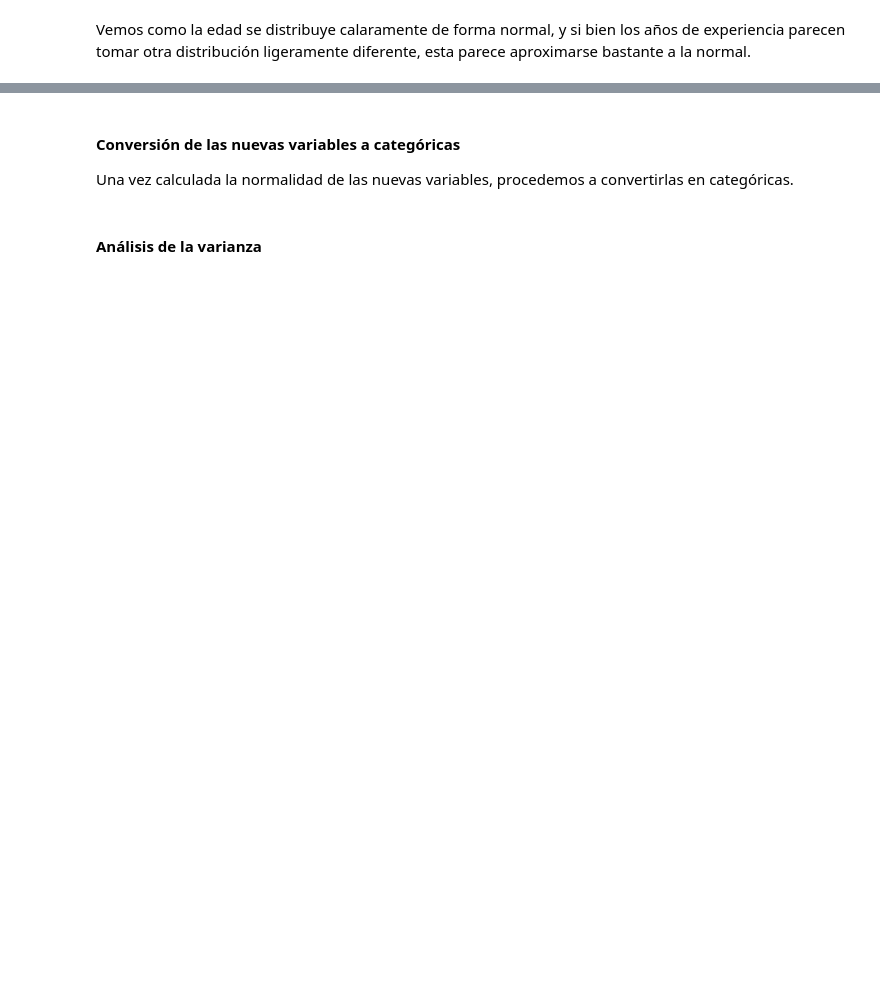
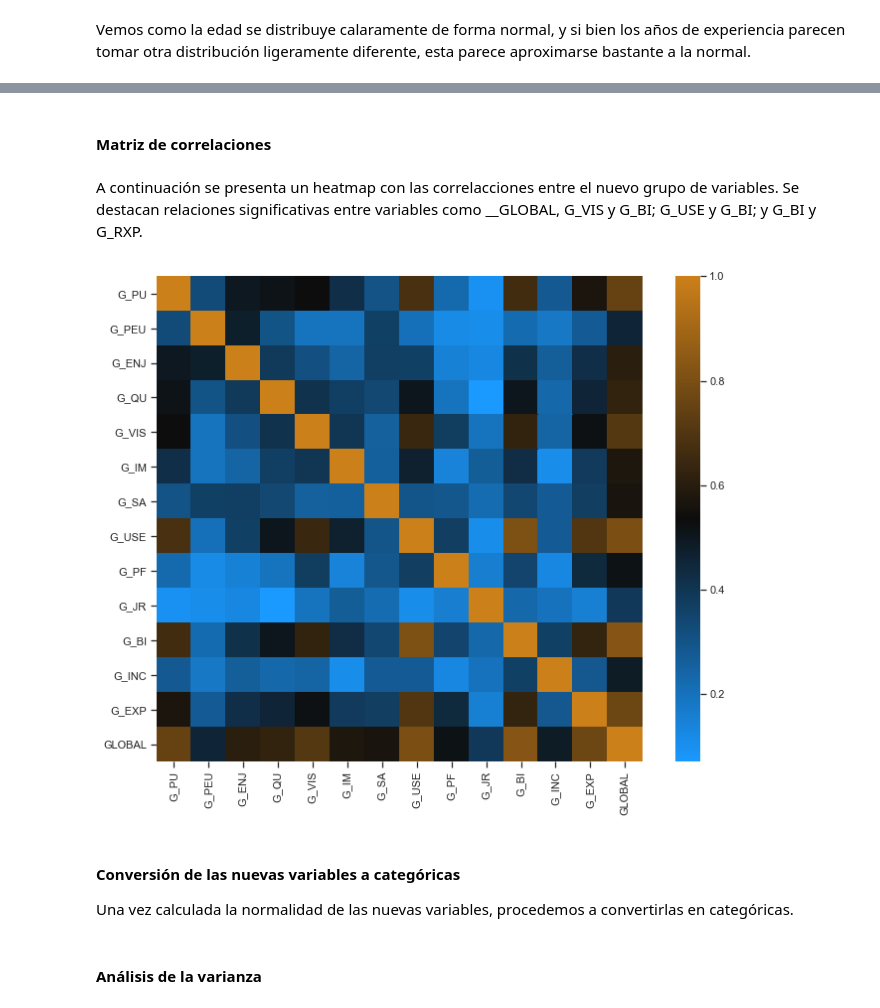
Before and after one commit to diegotriana11/wiki4HE_Data_Set, a Jupyter notebook: Prac2.ipynb, the cells around one changed output, grey strips where cells are left out. Drawn from its saved outputs; the diff is of its cells as text; code cells hidden in the pictures; blank space fills up the shorter version.

```diff
--- a/Prac2.ipynb
+++ b/Prac2.ipynb
@@ -568,3 +622,17 @@ Vemos como la edad se distribuye calaramente de forma normal, y si bien los año
+# %% [markdown]
+#### Matriz de correlaciones
+# %% [markdown]
+A continuación se presenta un heatmap con las correlacciones entre el nuevo grupo de variables. Se destacan relaciones significativas entre variables como __GLOBAL, G_VIS y G_BI; G_USE y G_BI; y G_BI y G_RXP.
+# %%
+from matplotlib.colors import LinearSegmentedColormap
+clist = [(0.1, 0.6, 1.0), (0.05, 0.05, 0.05), (0.8, 0.5, 0.1)]
+cmap = LinearSegmentedColormap.from_list("cmap_name", clist)
+matriz_correlaciones = data.iloc[:,51:]
+matriz_correlaciones = matriz_correlaciones.corr()
+f, ax = plt.subplots(figsize=(12, 9))
+sns.heatmap(matriz_correlaciones, square=True, cmap=cmap);
+# %% [output]
+[figure, added]
 # %% [markdown]
 #### Conversión de las nuevas variables a categóricas
 Una vez calculada la normalidad de las nuevas variables, procedemos a convertirlas en categóricas.
```
Also changed, not shown: parts of 44 cells of this notebook.
